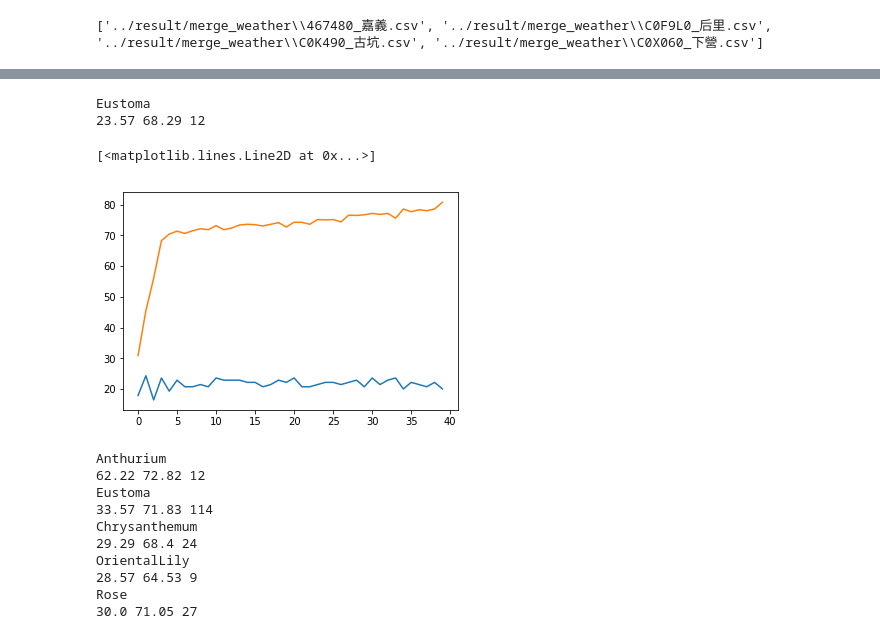
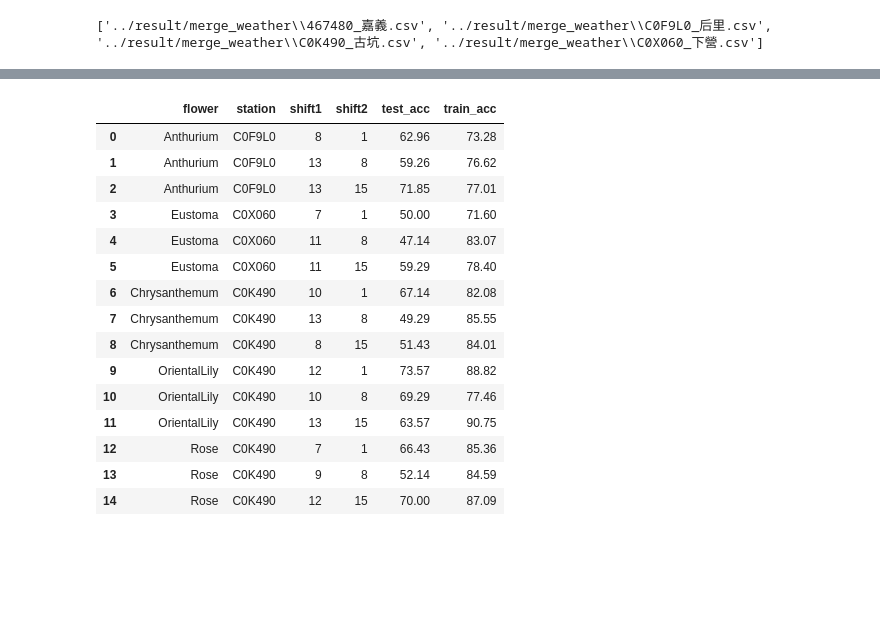
Before and after one commit to dogppatrick/python, a Jupyter notebook: cb105g4/stats_weather_price/001_class_price_pre.ipynb, the cells around one changed output, grey strips where cells are left out. Drawn from its saved outputs; the diff is of its cells as text; code cells hidden in the pictures; blank space fills up the shorter version.

```diff
--- a/cb105g4/stats_weather_price/001_class_price_pre.ipynb
+++ b/cb105g4/stats_weather_price/001_class_price_pre.ipynb
@@ -259,0 +348,4 @@ class fp_pre:
+# %%
+# records
+df = pd.DataFrame(all_model_data, columns=["flower", "station", "shift1", "shift2", "test_acc", "train_acc"])
+df.to_csv("./flower_pre_model/result.csv", index=False, encoding="utf-8")
@@ -259,0 +356,27 @@ class fp_pre:
+# %%
+g = df.groupby(["flower","shift2"])
+best_data = []
+for flower in ["Anthurium", "Eustoma", "Chrysanthemum","OrientalLily","Rose"]:
+    for sh2 in ["1","8","15"]:
+        df_t = g.get_group((flower,sh2))
+        best_data.append(list(df_t.loc[df_t['test_acc'].idxmax()]))
+df_b = pd.DataFrame(best_data, columns=['flower', 'station', 'shift1', 'shift2', 'test_acc', 'train_acc'])
+# %%
+df_b
+# %% [output]
+|  | flower | station | shift1 | shift2 | test_acc | train_acc |
+| 0 | Anthurium | C0F9L0 | 8 | 1 | 62.96 | 73.28 |
+| 1 | Anthurium | C0F9L0 | 13 | 8 | 59.26 | 76.62 |
+| 2 | Anthurium | C0F9L0 | 13 | 15 | 71.85 | 77.01 |
+| 3 | Eustoma | C0X060 | 7 | 1 | 50.00 | 71.60 |
+| 4 | Eustoma | C0X060 | 11 | 8 | 47.14 | 83.07 |
+| 5 | Eustoma | C0X060 | 11 | 15 | 59.29 | 78.40 |
+| 6 | Chrysanthemum | C0K490 | 10 | 1 | 67.14 | 82.08 |
+| 7 | Chrysanthemum | C0K490 | 13 | 8 | 49.29 | 85.55 |
+| 8 | Chrysanthemum | C0K490 | 8 | 15 | 51.43 | 84.01 |
+| 9 | OrientalLily | C0K490 | 12 | 1 | 73.57 | 88.82 |
+| 10 | OrientalLily | C0K490 | 10 | 8 | 69.29 | 77.46 |
+| 11 | OrientalLily | C0K490 | 13 | 15 | 63.57 | 90.75 |
+| 12 | Rose | C0K490 | 7 | 1 | 66.43 | 85.36 |
+| 13 | Rose | C0K490 | 9 | 8 | 52.14 | 84.59 |
+| 14 | Rose | C0K490 | 12 | 15 | 70.00 | 87.09 |
@@ -331,45 +405,0 @@ def pred_model(fp, epochs,epochs_try):
-# %%
-fp , desc= main_set(1, m[0], [-10,0,10], 2017)
-print(fp.flower_name)
-
-m = ["台北","台中","高雄","台南","彰化"]
-class_list = [int(desc.iloc[4]),0,int(desc.iloc[6])]
-#     class_list = [0]
-#     for m_sel in m:
-#         print(m_sel, end="\t")
-fp ,desc= main_set(n, m_sel, class_list, 2018)
-# pred_model(fp, 1,5)
-test_acc, train_acc = pred_model(fp, 3,40)
-plt.plot(test_acc)
-plt.plot(train_acc)
-# %% [output]
-Eustoma
-23.57 68.29 12
-[<matplotlib.lines.Line2D at 0x...>]
-[figure, removed]
-# %%
-m = ["台北","台中","高雄","台南","彰化"]
-# n=3
-for n in range(5):
-    fp , desc= main_set(n, m[0], [-10,0,10], 2017)
-    print(fp.flower_name)
-
-    m = ["台北","台中","高雄","台南","彰化"]
-    class_list = [int(desc.iloc[4]),0,int(desc.iloc[6])]
-#     class_list = [0]
-#     for m_sel in m:
-#         print(m_sel, end="\t")
-    fp ,desc= main_set(n, m_sel, class_list, 2018)
-    # pred_model(fp, 1,5)
-    test_acc, train_acc = pred_model(fp, 3,40)
-# %% [output]
-Anthurium
-62.22 72.82 12
-Eustoma
-33.57 71.83 114
-Chrysanthemum
-29.29 68.4 24
-OrientalLily
-28.57 64.53 9
-Rose
-30.0 71.05 27
```
Also changed, not shown: parts of 18 cells of this notebook.
